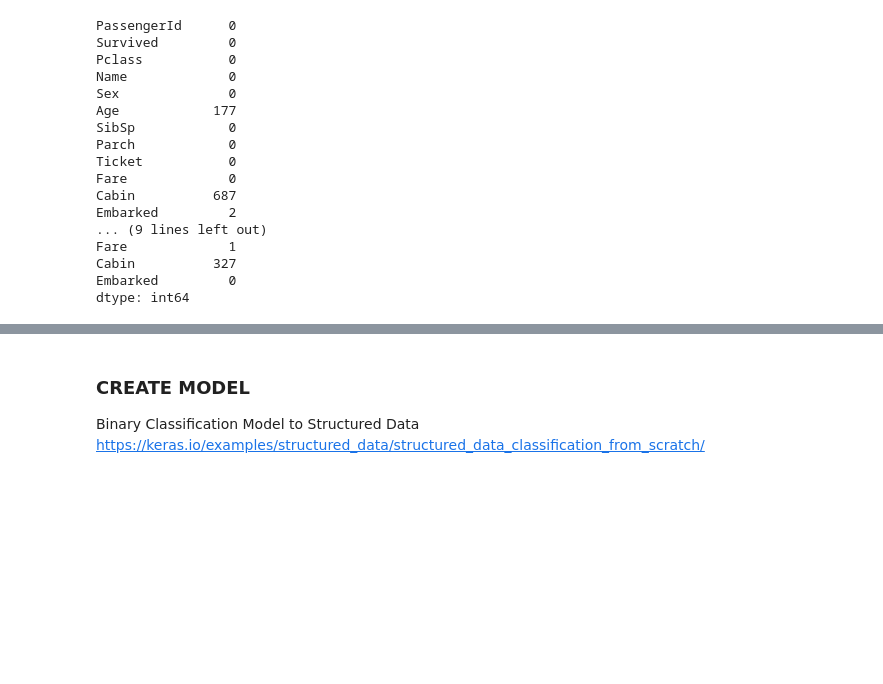
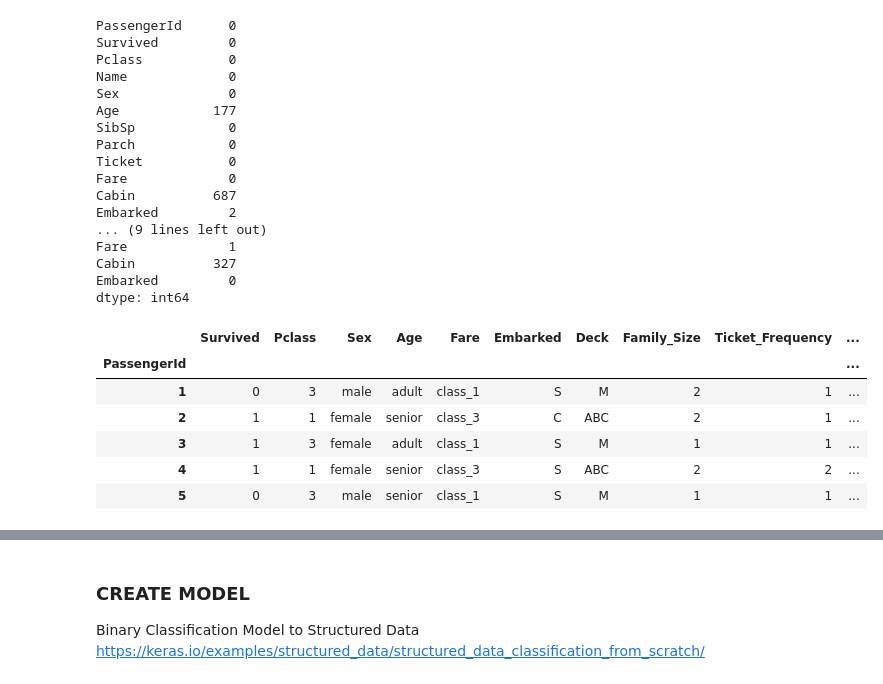
Before and after one commit to benchov/Kaggle, a Jupyter notebook: titanic-competition-tensorflow-edition.ipynb, the cells around one changed output, grey strips where cells are left out. Saved outputs shown, nothing was run; the diff lists cells and outputs as text; code cells hidden in the pictures; blank space fills up the shorter version.

```diff
--- a/titanic-competition-tensorflow-edition.ipynb
+++ b/titanic-competition-tensorflow-edition.ipynb
@@ -104,13 +104,14 @@ def fare_binning(fare):
         return "class_2"
     elif (fare >= 50) & (fare <= 100):
         return "class_3"
-    elif (fare >= 100) & (fare <= 150):
+    elif (fare >= 100) & (fare <= 200):
         return "class_4"
-    elif (fare >= 200) & (fare <= 250):
+    elif (fare >= 200) & (fare <= 350):
         return "class_4"
     elif fare >= 350:
         return "class_5"
     else:
+        print(fare)
         return "missing"
 # %%
 early_stopping_callback = tf.keras.callbacks.EarlyStopping(monitor='val_accuracy', patience=20)
@@ -237,6 +238,16 @@ test_df["Title"] = test_df["Title"].replace(['Dr', 'Col', 'Major', 'Jonkheer', '
 # Drop unused features
 train_df.drop(["Name", "SibSp", "Parch", "Ticket", "Cabin"], axis=1, inplace=True)
 test_df.drop(["Name", "SibSp", "Parch", "Ticket", "Cabin"], axis=1, inplace=True)
+# %%
+train_df.head()
+# %% [output]
+|  | Survived | Pclass | Sex | Age | Fare | Embarked | Deck | Family_Size | Ticket_Frequency | ... |
+| PassengerId |  |  |  |  |  |  |  |  |  | ... |
+| 1 | 0 | 3 | male | adult | class_1 | S | M | 2 | 1 | ... |
+| 2 | 1 | 1 | female | senior | class_3 | C | ABC | 2 | 1 | ... |
+| 3 | 1 | 3 | female | adult | class_1 | S | M | 1 | 1 | ... |
+| 4 | 1 | 1 | female | senior | class_3 | S | ABC | 2 | 2 | ... |
+| 5 | 0 | 3 | male | senior | class_1 | S | M | 1 | 1 | ... |
 # %%
 # Creating training and validation sets
 validation_set = train_df.sample(frac=0.2, random_state=883)
```
Also changed, not shown: parts of 13 cells of this notebook.
